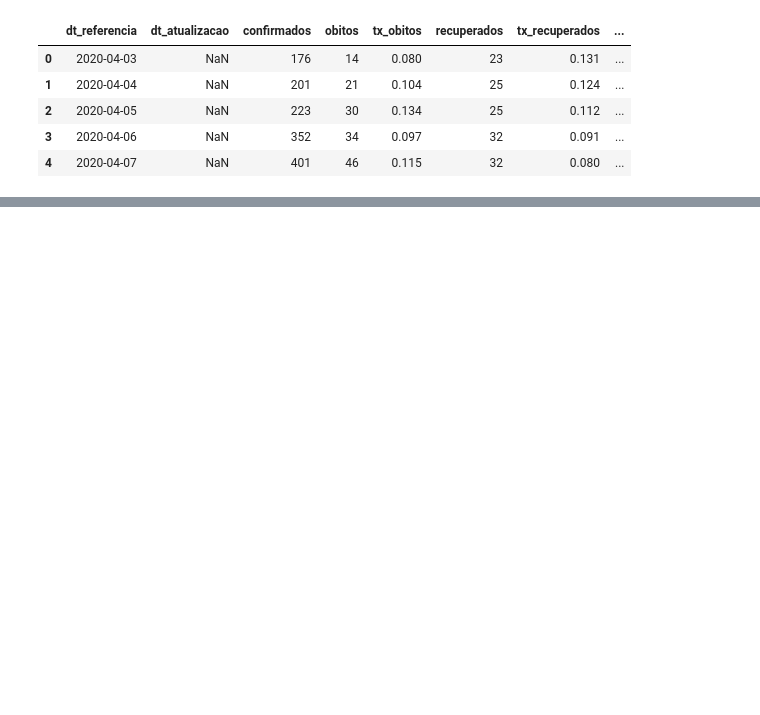
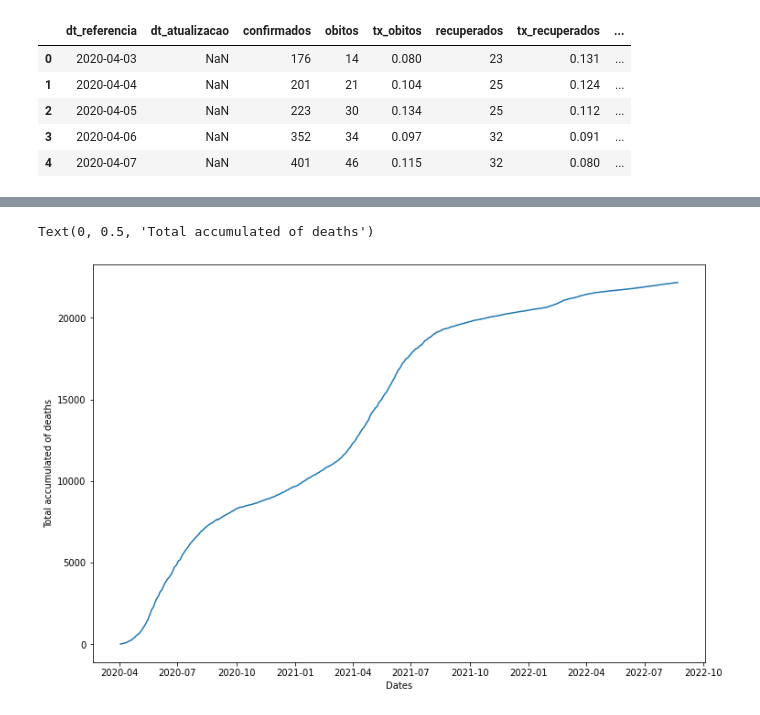
Before and after one commit to SarahLMelo/Covid19VaccineAnalysis, a Jupyter notebook: Primeira Parte (P1)/P1.ipynb, the cells around one changed output, grey strips where cells are left out. Drawn from its saved outputs; the diff is of its cells as text; code cells hidden in the pictures; blank space fills up the shorter version.

```diff
--- a/Primeira Parte (P1)/P1.ipynb
+++ b/Primeira Parte (P1)/P1.ipynb
@@ -305,0 +204,16 @@ plt.legend()
+# %%
+# Now let's filter the data about the total accumulated of deaths
+totalOfDeaths = covid19_dataset['obitos'].tolist()
+
+# Plotting the data (total accumulated of COVID-19 deaths between April 2020 and August 2022 in PE)
+fig, ax = plt.subplots()
+ax.xaxis_date()
+fig.set_figwidth(12)
+fig.set_figheight(8)
+
+plt.plot(dates_covid19_dataset, totalOfDeaths)
+plt.xlabel("Dates")
+plt.ylabel("Total accumulated of deaths")
+# %% [output]
+Text(0, 0.5, 'Total accumulated of deaths')
+[figure, added]
```
Also changed, not shown: parts of 69 cells of this notebook.
